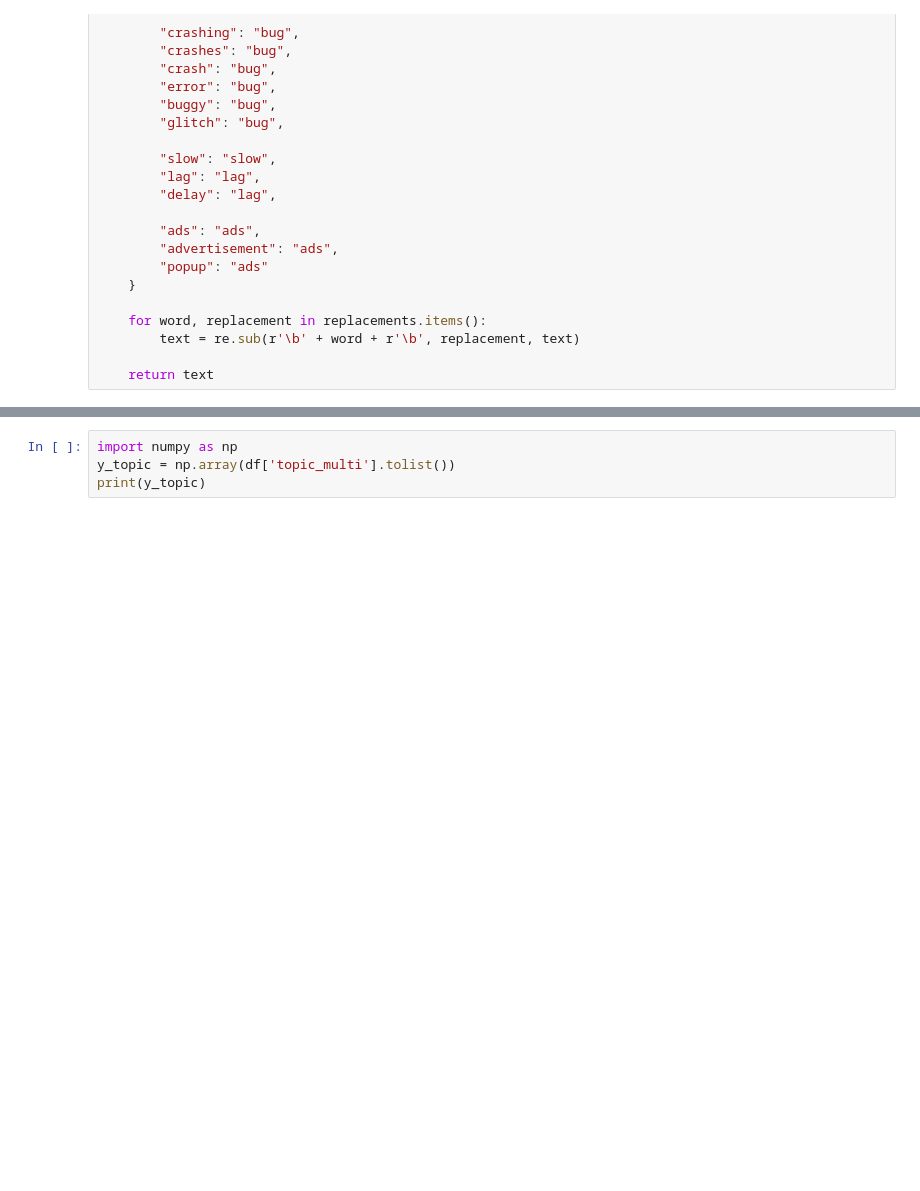
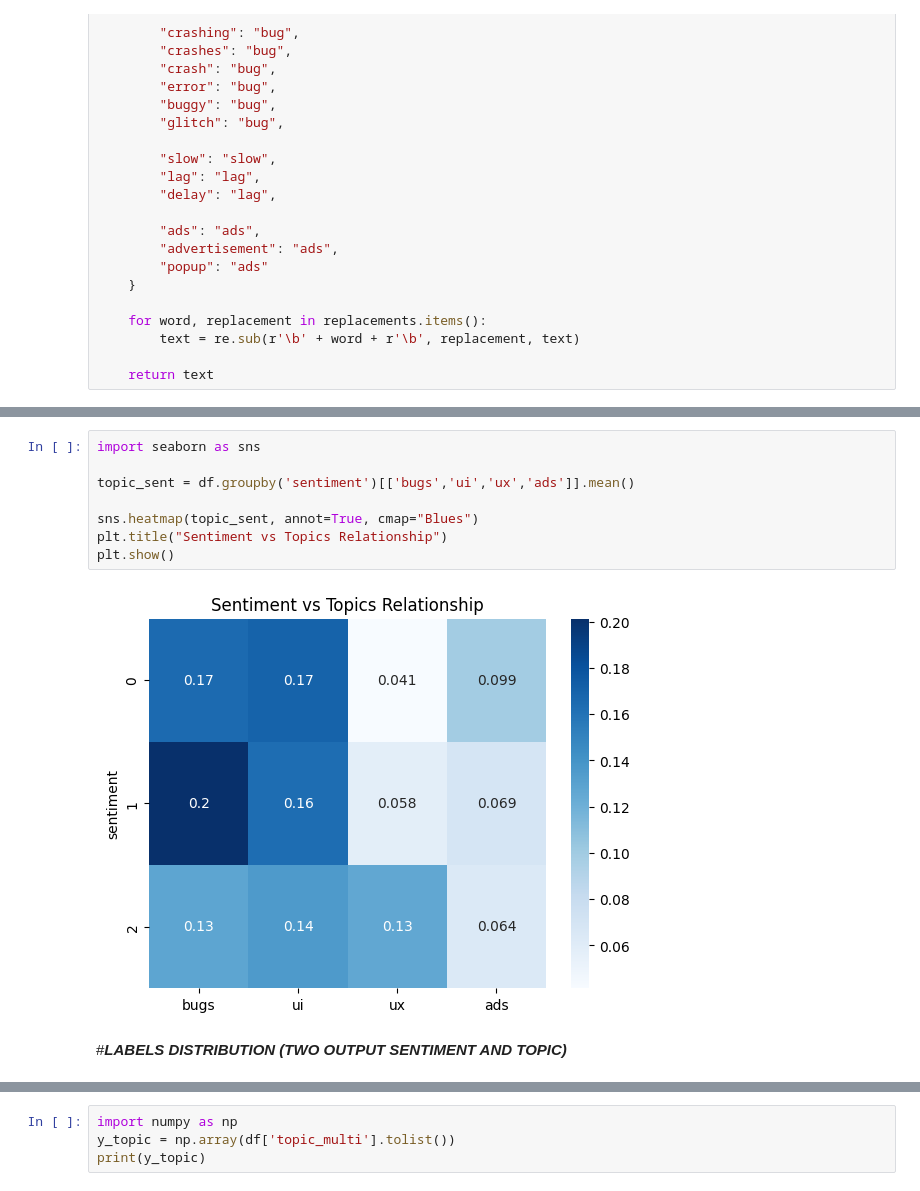
Before and after one commit to Priyanshi07-ai/mobile_app_review_classify_ann_model, a Jupyter notebook: ann_final1.ipynb, the cells around one changed output, grey strips where cells are left out. Cells and saved outputs as stored; diff of their text form; blank space fills up the shorter version.

```diff
--- a/ann_final1.ipynb
+++ b/ann_final1.ipynb
@@ -206,0 +212,12 @@ X = pad_sequences(sequences, maxlen=150)
+# %%
+import seaborn as sns
+
+topic_sent = df.groupby('sentiment')[['bugs','ui','ux','ads']].mean()
+
+sns.heatmap(topic_sent, annot=True, cmap="Blues")
+plt.title("Sentiment vs Topics Relationship")
+plt.show()
+# %% [output]
+[figure, added]
+# %% [markdown]
+#***LABELS DISTRIBUTION (TWO OUTPUT SENTIMENT AND TOPIC)***
```
Also changed, not shown: parts of 37 cells of this notebook.
